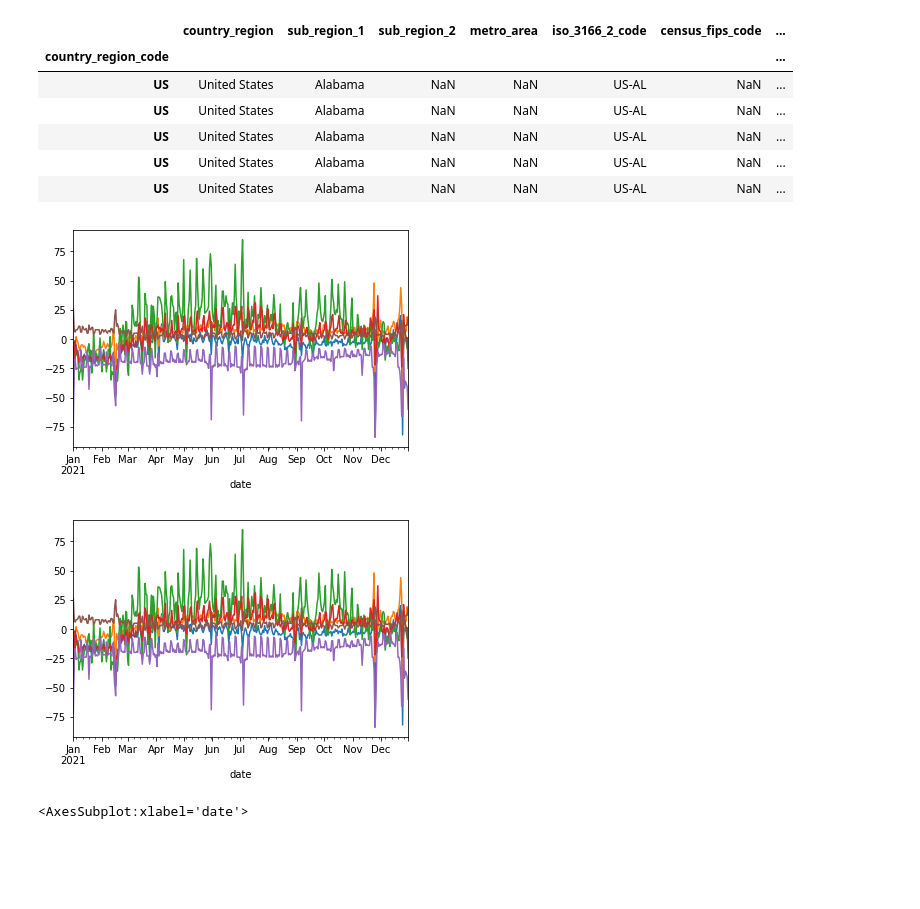
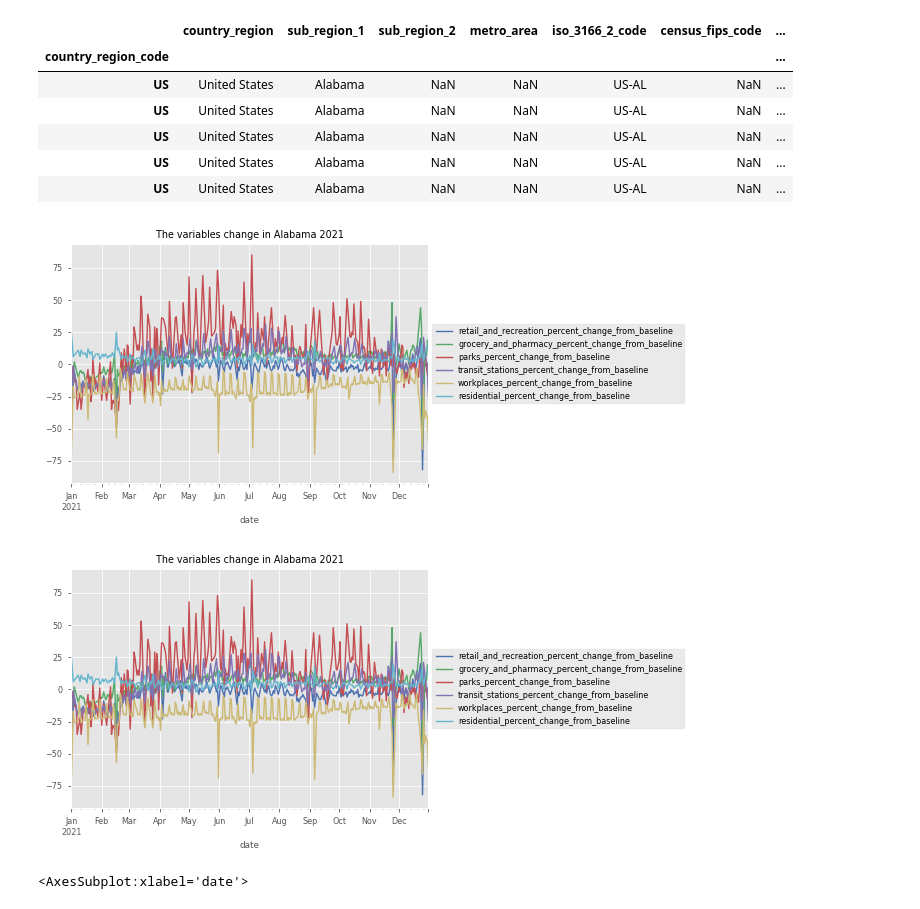
Before and after one commit to linhdinh1989/DS4AW_project, a Jupyter notebook: data_cleaning/preprocessing_mobility_reports.ipynb, the cells around one changed output. Saved outputs shown, nothing was run; the diff lists cells and outputs as text; code cells hidden in the pictures; blank space fills up the shorter version.

```diff
--- a/data_cleaning/preprocessing_mobility_reports.ipynb
+++ b/data_cleaning/preprocessing_mobility_reports.ipynb
@@ -265,13 +255,17 @@ Alabama_state = state_df[state_df['sub_region_1']=='Alabama'][['date',
        'transit_stations_percent_change_from_baseline',
        'workplaces_percent_change_from_baseline',
        'residential_percent_change_from_baseline']]
-# %%
-alabama_plot = Alabama_state.plot(x="date")
-plt.legend('',frameon=False)
-alabama_plot.figure
-# %% [output]
-[figure, removed]
-[figure, removed]
+# %%
+plt.style.use('seaborn-paper')
+alabama_plot = Alabama_state.plot(x="date")
+#plt.legend('',frameon=False)
+plt.title("The variables change in Alabama 2021")
+ax = plt.subplot(111)
+ax.legend(loc='center left', bbox_to_anchor=(1, 0.5))
+alabama_plot.figure
+# %% [output]
+[figure, added]
+[figure, added]
 # %%
 Alabama_state.plot(x="date", y='retail_and_recreation_percent_change_from_baseline')
 # %% [output]
```
Also changed, not shown: parts of 39 cells of this notebook.
